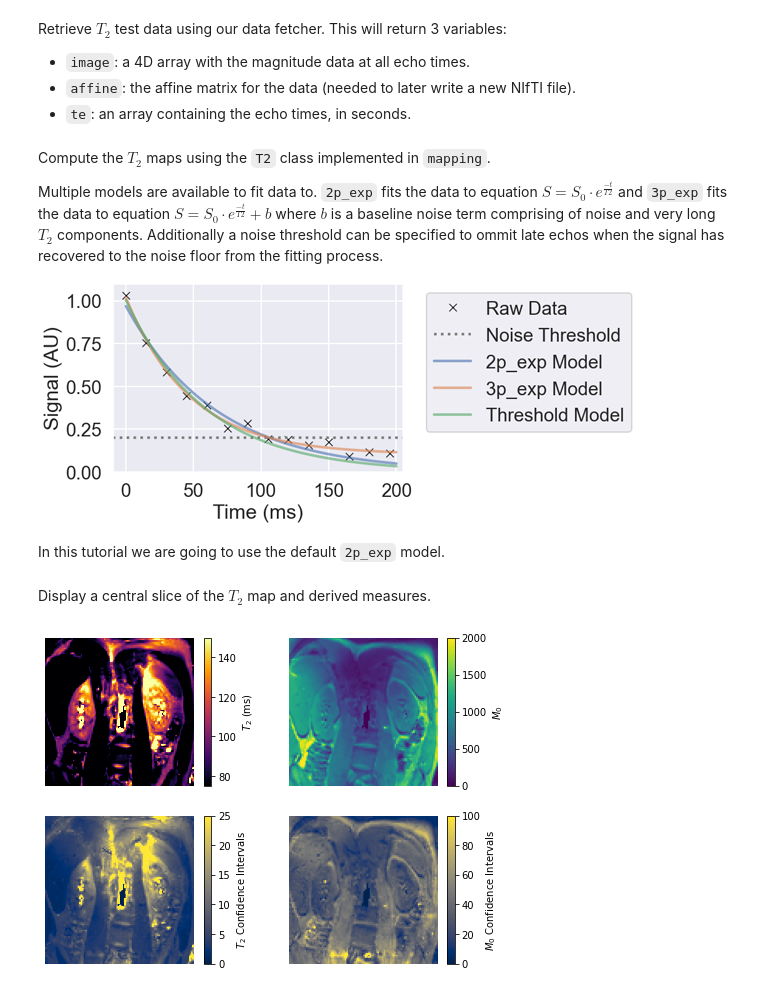
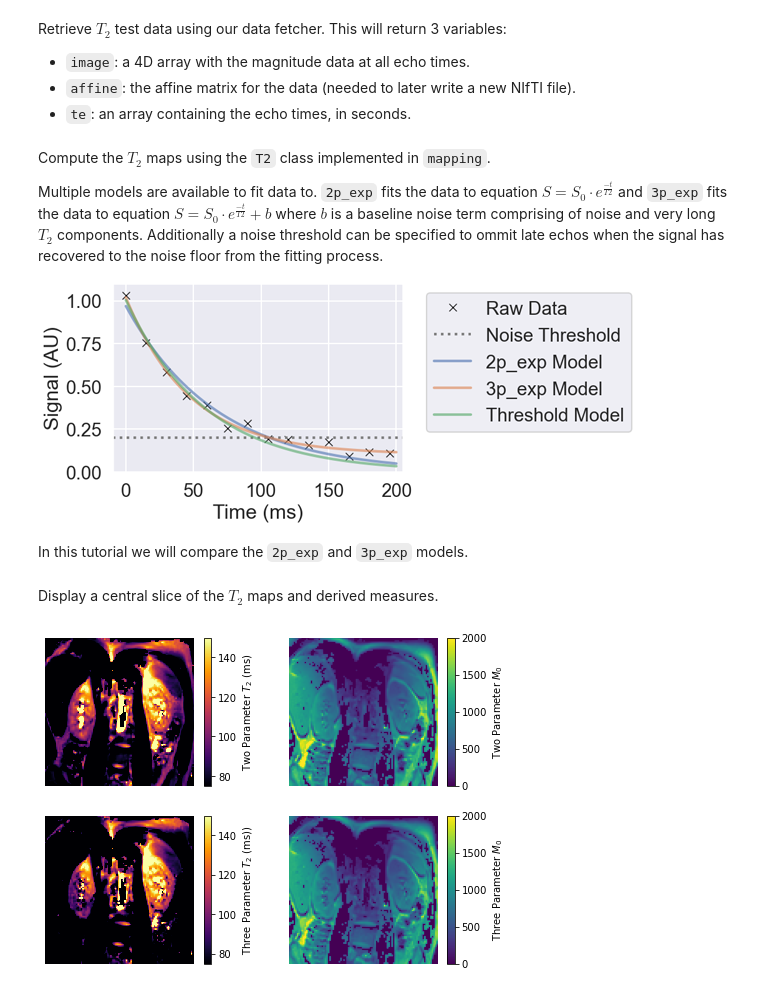
Before and after one commit to UKRIN-MAPS/ukat, a Jupyter notebook: tutorials/t2_calculation.ipynb, the cells around one changed output. Saved outputs shown, nothing was run; the diff lists cells and outputs as text; code cells hidden in the pictures.

```diff
--- a/tutorials/t2_calculation.ipynb
+++ b/tutorials/t2_calculation.ipynb
@@ -31,6 +31,7 @@ This will return 3 variables:
 # Fetch test data
 image, affine, te = fetch.t2_philips(1)
 te = te * 1000  # convert TE to ms
+mask = image[..., -1] > 50 # Generate a mask based on the signal intensity of the last echo
 # %% [markdown]
 Compute the $T_2$ maps using the `T2` class implemented in `mapping`.
 
@@ -41,45 +42,44 @@ has recovered to the noise floor from the fitting process.
 
 ![t2_fitting_methods.png](attachment:t2_fitting_methods.png)
 
-In this tutorial we are going to use the default `2p_exp` model.
+In this tutorial we will compare the `2p_exp` and `3p_exp` models.
 # %%
-# Initialise the mapping object
-mapper = T2(image, te, affine=affine)
-
-# Extract the T2 map from the object
-t2_map = mapper.t2_map
+# Initialise the mapping objects
+mapper_2p = T2(image, te, affine, mask, method='2p_exp')
+mapper_3p = T2(image, te, affine, mask, method='3p_exp')
 
 # Save output maps to Nifti
-mapper.to_nifti(output_directory=OUTPUT_DIR, base_file_name='Philips2', maps='all')
+mapper_2p.to_nifti(output_directory=OUTPUT_DIR, base_file_name='two_param_fit', maps='all')
+mapper_3p.to_nifti(output_directory=OUTPUT_DIR, base_file_name='three_param_fit', maps='all')
 # %% [markdown]
-Display a central slice of the $T_2$ map and derived measures.
+Display a central slice of the $T_2$ maps and derived measures.
 # %%
 fig, ax = plt.subplots(2, 2, figsize=(8, 6))
 
-# Display a central slice of the T2 map
-im = ax[0, 0].imshow(np.rot90(t2_map[:, :, 2]), cmap='inferno', clim=(75, 150))
+# Display a central slice of the two parameter T2 map
+im = ax[0, 0].imshow(np.rot90(mapper_2p.t2_map[:, :, 2]), cmap='inferno', clim=(75, 150))
 cb = fig.colorbar(im, ax=ax[0, 0])
-cb.set_label('$T_2$ (ms)')
+cb.set_label('Two Parameter $T_2$ (ms)')
 ax[0, 0].axis('off')
 
-# Display a central slice of the M0 map
-im = ax[0, 1].imshow(np.rot90(mapper.m0_map[:, :, 2]), cmap='viridis', clim=(0, 2000))
+# Display a central slice of the two parameter M0 map
+im = ax[0, 1].imshow(np.rot90(mapper_2p.m0_map[:, :, 2]), cmap='viridis', clim=(0, 2000))
 cb = fig.colorbar(im, ax=ax[0, 1])
-cb.set_label('$M_0$')
+cb.set_label('Two Parameter $M_0$')
 ax[0, 1].axis('off')
 
-# Display a central slice of the T2 confidence intervals
-im = ax[1, 0].imshow(np.rot90(mapper.t2_err[:, :, 2]), cmap='cividis', clim=(0, 25))
+# Display a central slice of the three parameter T2 map
+im = ax[1, 0].imshow(np.rot90(mapper_3p.t2_map[:, :, 2]), cmap='inferno', clim=(75, 150))
 cb = fig.colorbar(im, ax=ax[1, 0])
-cb.set_label('$T_2$ Confidence Intervals')
+cb.set_label('Three Parameter $T_2$ (ms))')
 ax[1, 0].axis('off')
 
-# Display a central slice of the M0 confidence intervals
-im = ax[1, 1].imshow(np.rot90(mapper.m0_err[:, :, 2]), cmap='cividis', clim=(0, 100))
+# Display a central slice of the three parameter M0 map
+im = ax[1, 1].imshow(np.rot90(mapper_3p.m0_map[:, :, 2]), cmap='viridis', clim=(0, 2000))
 cb = fig.colorbar(im, ax=ax[1, 1])
-cb.set_label('$M_0$ Confidence Intervals')
+cb.set_label('Three Parameter $M_0$')
 ax[1, 1].axis('off')
 
 plt.show()
 # %% [output]
-[figure, old version]
+[figure, new version]
```
Also changed, not shown: parts of 1 cell of this notebook, 13 other files.
